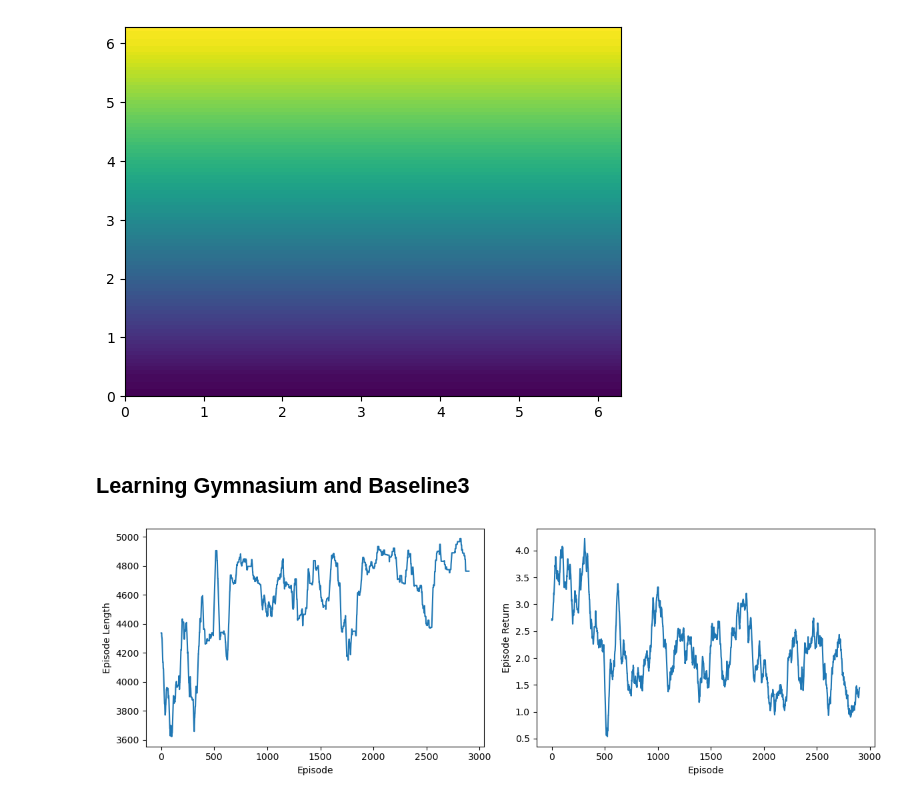
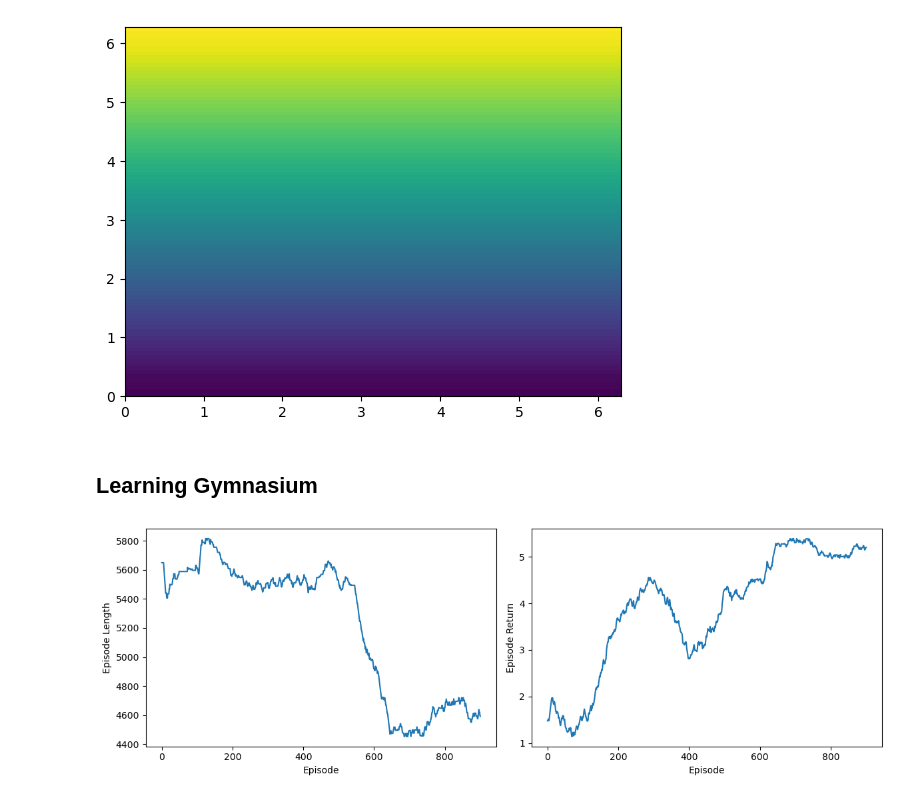
Before and after one commit to feizhanxia/FlowNavigation_via_RL_Reproduction, a Jupyter notebook: TGF.ipynb, the cells around one changed output. Cells and saved outputs as stored; diff of their text form; code cells hidden in the pictures.

Commit message:
Convergenced
Add decay for learning rate and exploration prob, convergence prob fixed.
Figured out the prob of multiprocess train

```diff
--- a/TGF.ipynb
+++ b/TGF.ipynb
@@ -73,7 +73,7 @@ plt.contourf(X, Z, np.gradient(Z**2,axis=0),100)
 <matplotlib.contour.QuadContourSet at 0x...>
 [figure]
 # %% [markdown]
-## Learning Gymnasium and Baseline3
+## Learning Gymnasium
 # %%
 # Path: TGF.ipynb
 # Reinforcement Learning
@@ -277,22 +290,22 @@ class QLearningAgent:
 # %%
 import matplotlib.pyplot as plt
 # plot lengths of episodes and returns during training
 # smooth the curve by taking a moving average over 100 episodes
 window = 100
-a = agent7
+a = agent1
 episode_lengths = np.convolve(a.episode_lengths, np.ones(window), 'valid') / window
 episode_returns = np.convolve(a.episode_returns, np.ones(window), 'valid') / window
 fig, ax = plt.subplots(1, 2, figsize=(12, 4))
 ax[0].plot(episode_lengths)
 ax[0].set_xlabel('Episode')
 ax[0].set_ylabel('Episode Length')
 ax[1].plot(episode_returns)
 ax[1].set_xlabel('Episode')
 ax[1].set_ylabel('Episode Return')
 plt.tight_layout()
 plt.show()
 # %% [output]
-[figure, old version]
+[figure, new version]
 # %%
 import matplotlib.pyplot as plt
 fig, axs = plt.subplots(8,1,figsize=(6,48))
```
Also changed, not shown: parts of 6 cells of this notebook, 6 other files.
